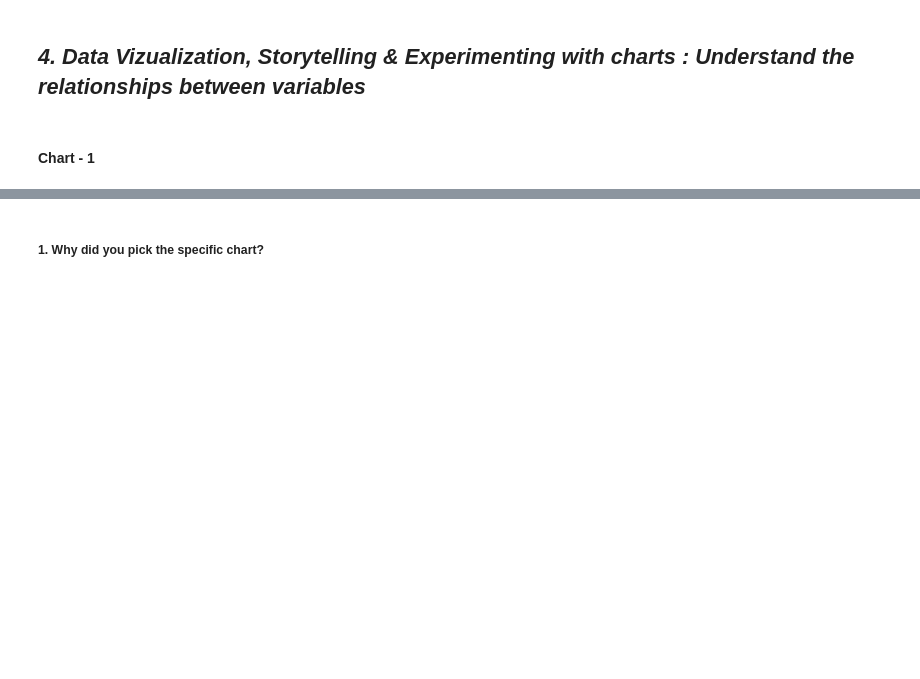
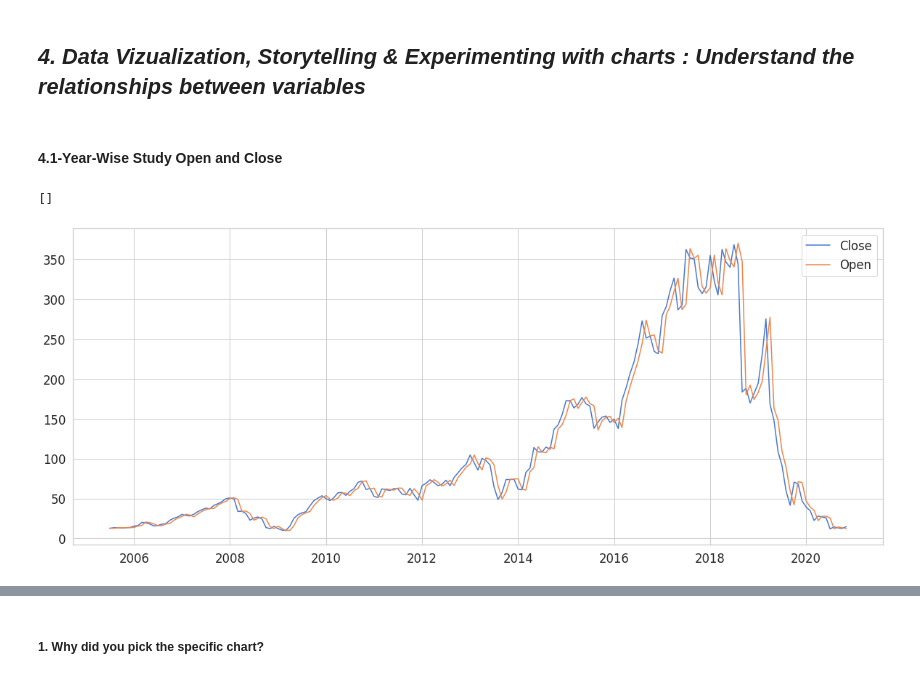
Before and after one commit to mohita122/ML_yes_bank_stock_predication, a Jupyter notebook: yes_bank_stock_predication_new_template.ipynb, the cells around one changed output, grey strips where cells are left out. Saved outputs shown, nothing was run; the diff lists cells and outputs as text; code cells hidden in the pictures; blank space fills up the shorter version.

```diff
--- a/yes_bank_stock_predication_new_template.ipynb
+++ b/yes_bank_stock_predication_new_template.ipynb
@@ -93,7 +94,7 @@ rcParams['figure.figsize'] = 14, 8
 # Load Dataset
 from google.colab import drive
 drive.mount('/content/drive')
-df=pd.read_csv('/content/drive/MyDrive/almabetter/Copy of data_YesBank_StockPrices.csv')
+df=pd.read_csv('/content/drive/MyDrive/almabetter/YesBank_StockPrices.csv')
 # %% [output]
 Drive already mounted at /content/drive; to attempt to forcibly remount, call drive.mount("/content/drive", force_remount=True).
 # %% [markdown]
@@ -233,7 +234,21 @@ Answer Here
 Answer Here.
 # %% [markdown]
 ## ***4. Data Vizualization, Storytelling & Experimenting with charts : Understand the relationships between variables***
-# %% [markdown]
-#### Chart - 1
+# %% [markdown]
+#### 4.1-Year-Wise Study Open and Close
 # %%
 # Chart - 1 visualization code
+# %%
+new_df = df.copy()
+# %%
+new_df['Date'] = new_df['Date'].apply(lambda x: datetime.strptime(x, '%b-%y'))
+new_df.set_index('Date',inplace=True)
+# %%
+plt.figure(figsize=(20,8))
+plt.plot(new_df['Close'])
+plt.plot(new_df['Open'])
+plt.legend(['Close','Open'])
+plt.plot()
+# %% [output]
+[]
+[figure, added]
```
Also changed, not shown: parts of 80 cells of this notebook.
